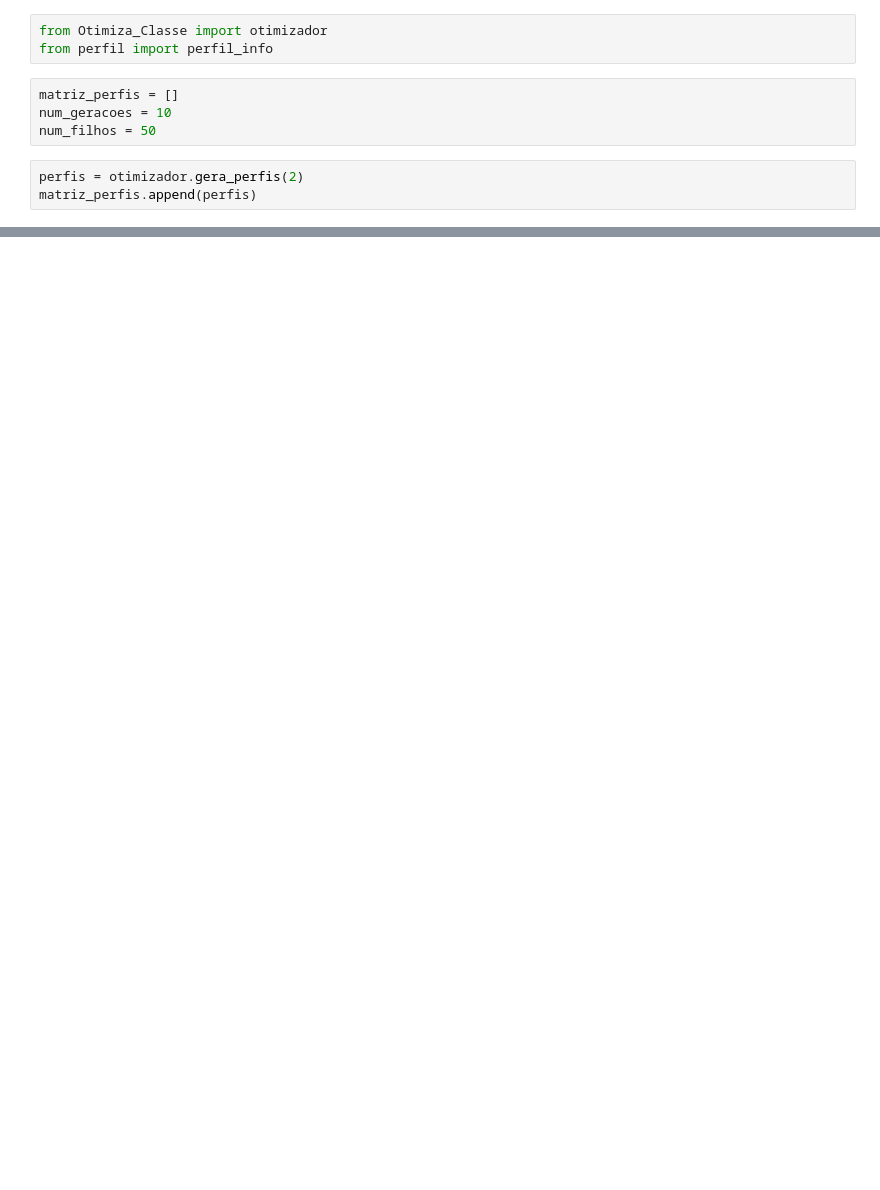
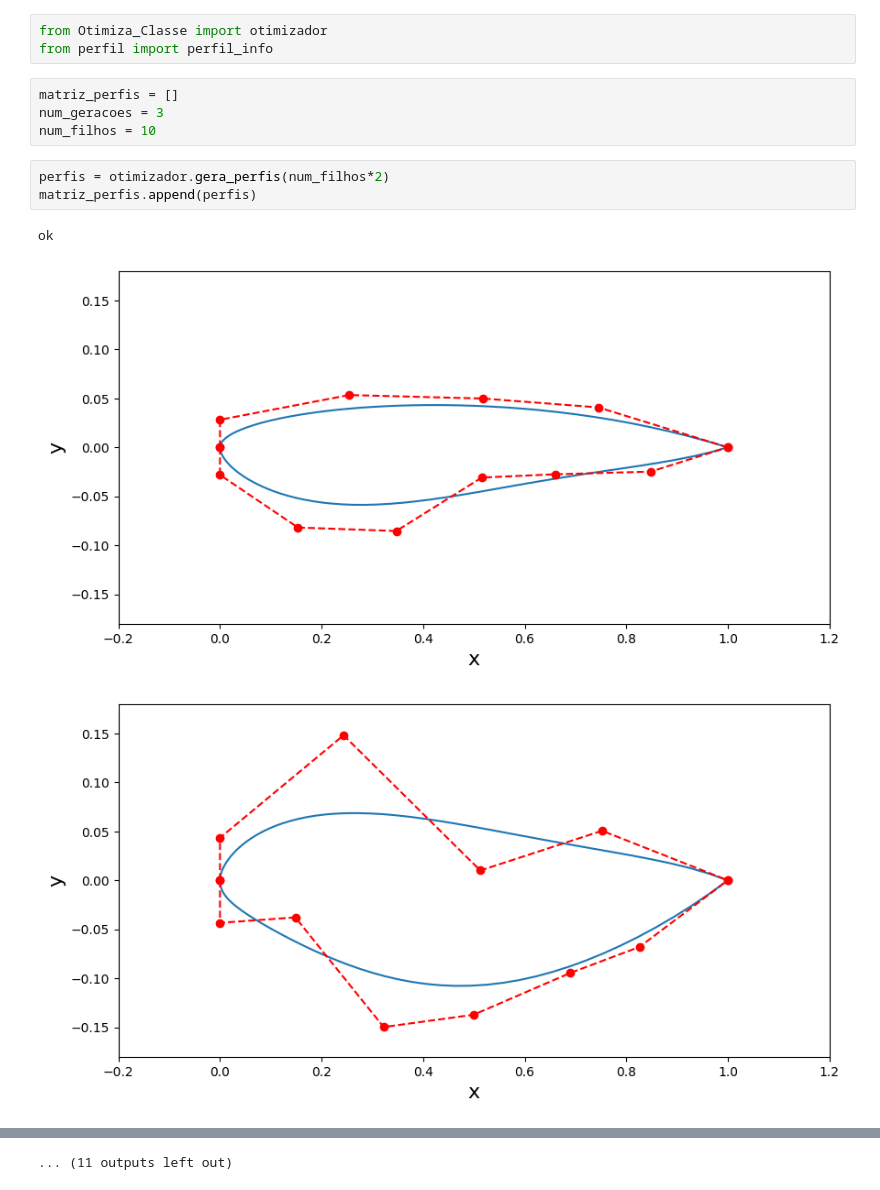
Before and after one commit to joaomanoel0/otimizador_de_perfil_aero_2023, a Jupyter notebook: main_p.ipynb, the cells around one changed output, grey strips where cells are left out. Saved outputs shown, nothing was run; the diff lists cells and outputs as text; blank space fills up the shorter version.

Commit message:
melhoria no otimizador e correção de bugs

```diff
--- a/main_p.ipynb
+++ b/main_p.ipynb
@@ -3,8 +3,12 @@ from Otimiza_Classe import otimizador
 from perfil import perfil_info
 # %%
 matriz_perfis = []
-num_geracoes = 10
-num_filhos = 50
+num_geracoes = 3
+num_filhos = 10
 # %%
-perfis = otimizador.gera_perfis(2)
+perfis = otimizador.gera_perfis(num_filhos*2)
 matriz_perfis.append(perfis)
+# %% [output]
+ok
+[figure, added]
+[figure, added]
@@ -11 +24,2 @@ matriz_perfis.append(perfis)
+... (11 outputs left out)
 # %%
```
Also changed, not shown: parts of 4 cells of this notebook, 1 other file.
